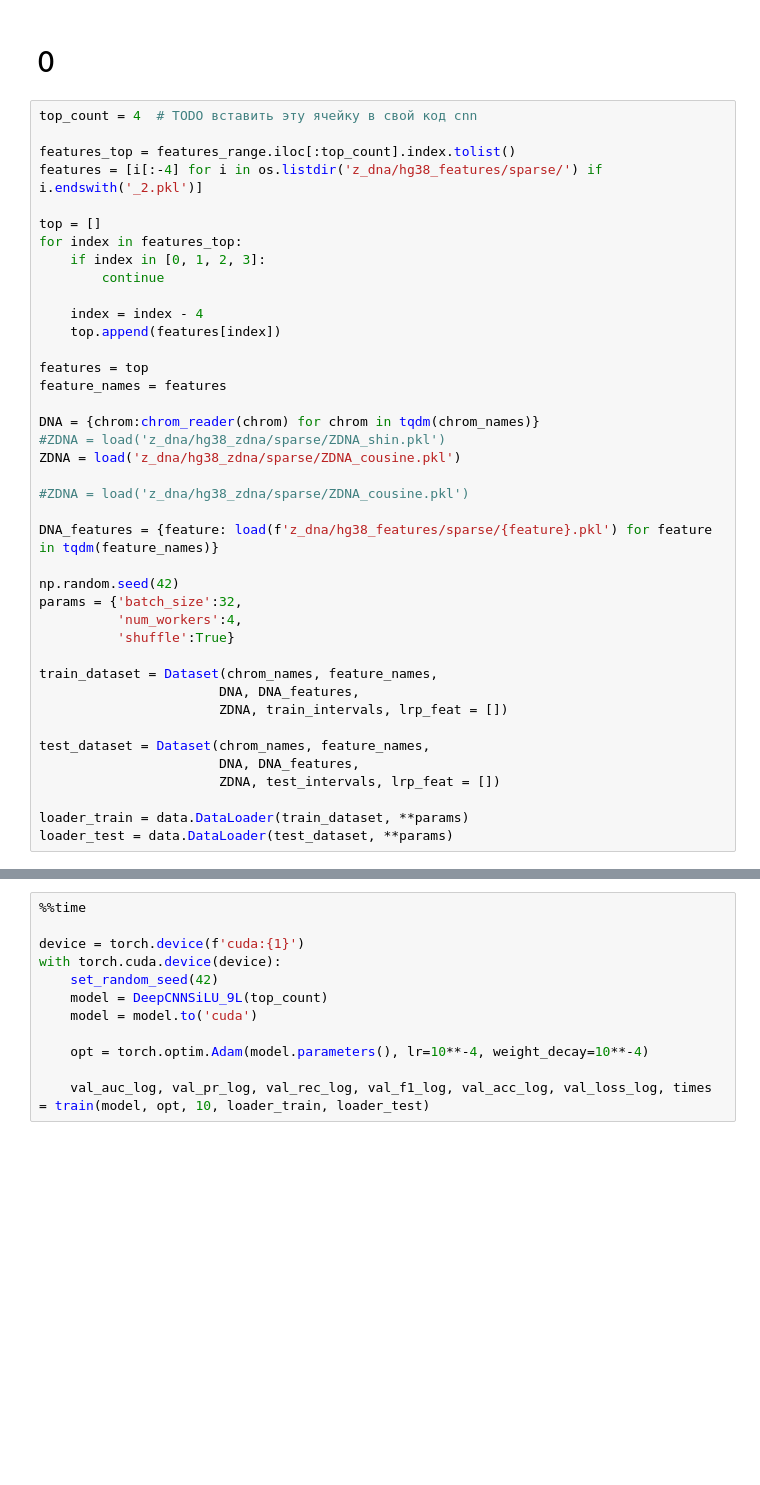
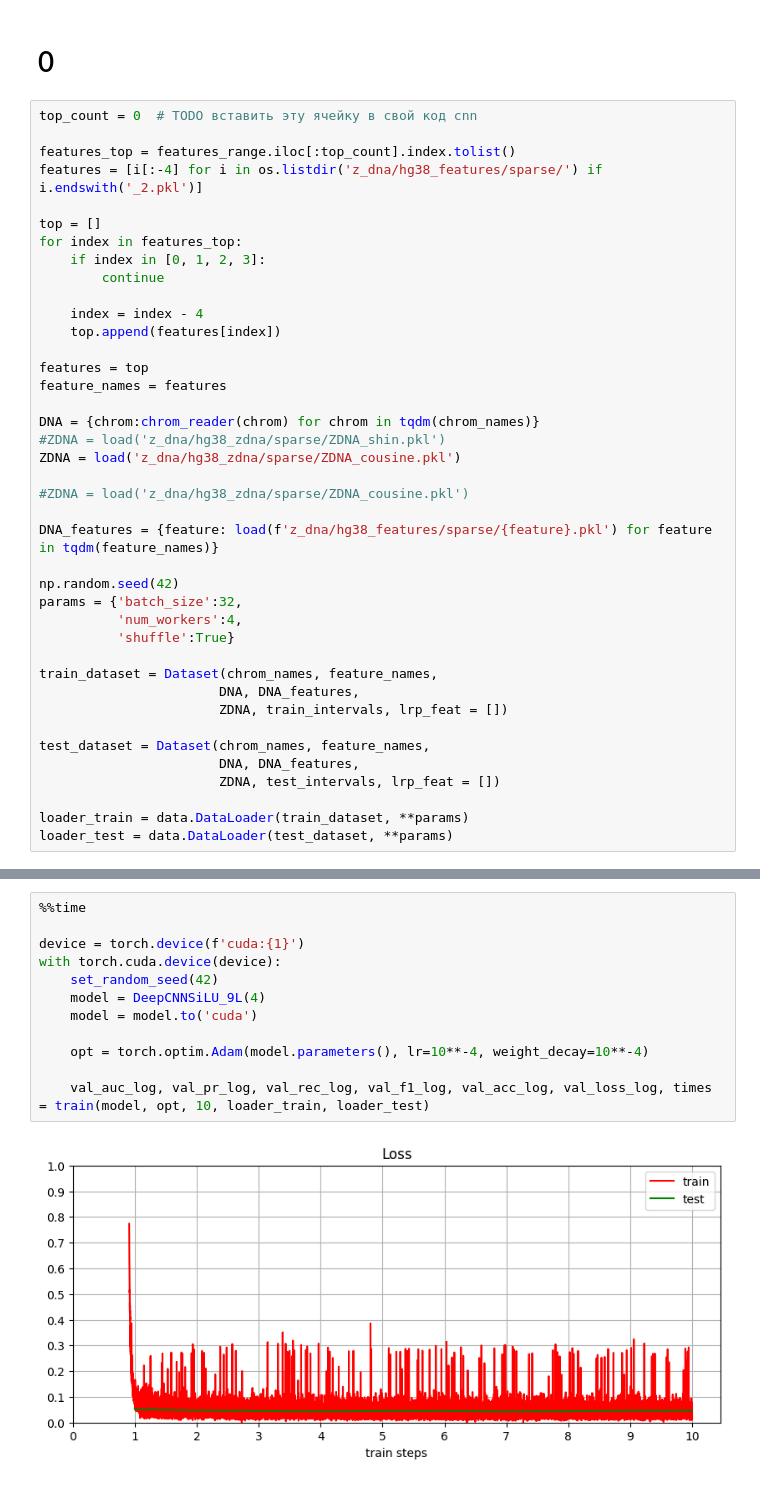
Before and after one commit to LaptAAA/DNA-part2, a Jupyter notebook: 3. Запуски на топе омиксных признаков/Разработка CNN запуски на топ фичах.ipynb, the cells around one changed output, grey strips where cells are left out. Drawn from its saved outputs; the diff is of its cells as text; blank space fills up the shorter version.

```diff
--- a/3. Запуски на топе омиксных признаков/Разработка CNN запуски на топ фичах.ipynb
+++ b/3. Запуски на топе омиксных признаков/Разработка CNN запуски на топ фичах.ipynb
@@ -875,7 +993,7 @@ print("Mean time for 1 epoch {:.2f} minutes".format(np.mean(times) / 60))
 # %% [markdown]
 # 0
 # %%
-top_count = 4  # TODO вставить эту ячейку в свой код cnn
+top_count = 0  # TODO вставить эту ячейку в свой код cnn
 
 features_top = features_range.iloc[:top_count].index.tolist()
 features = [i[:-4] for i in os.listdir('z_dna/hg38_features/sparse/') if i.endswith('_2.pkl')]
@@ -919,12 +1039,14 @@ len(feature_names)
 # %%
 %%time
 
 device = torch.device(f'cuda:{1}')
 with torch.cuda.device(device):
     set_random_seed(42)
-    model = DeepCNNSiLU_9L(top_count)
+    model = DeepCNNSiLU_9L(4)
     model = model.to('cuda')
 
     opt = torch.optim.Adam(model.parameters(), lr=10**-4, weight_decay=10**-4)
 
     val_auc_log, val_pr_log, val_rec_log, val_f1_log, val_acc_log, val_loss_log, times = train(model, opt, 10, loader_train, loader_test)
+# %% [output]
+[figure, added]
```
Also changed, not shown: parts of 18 cells of this notebook.
